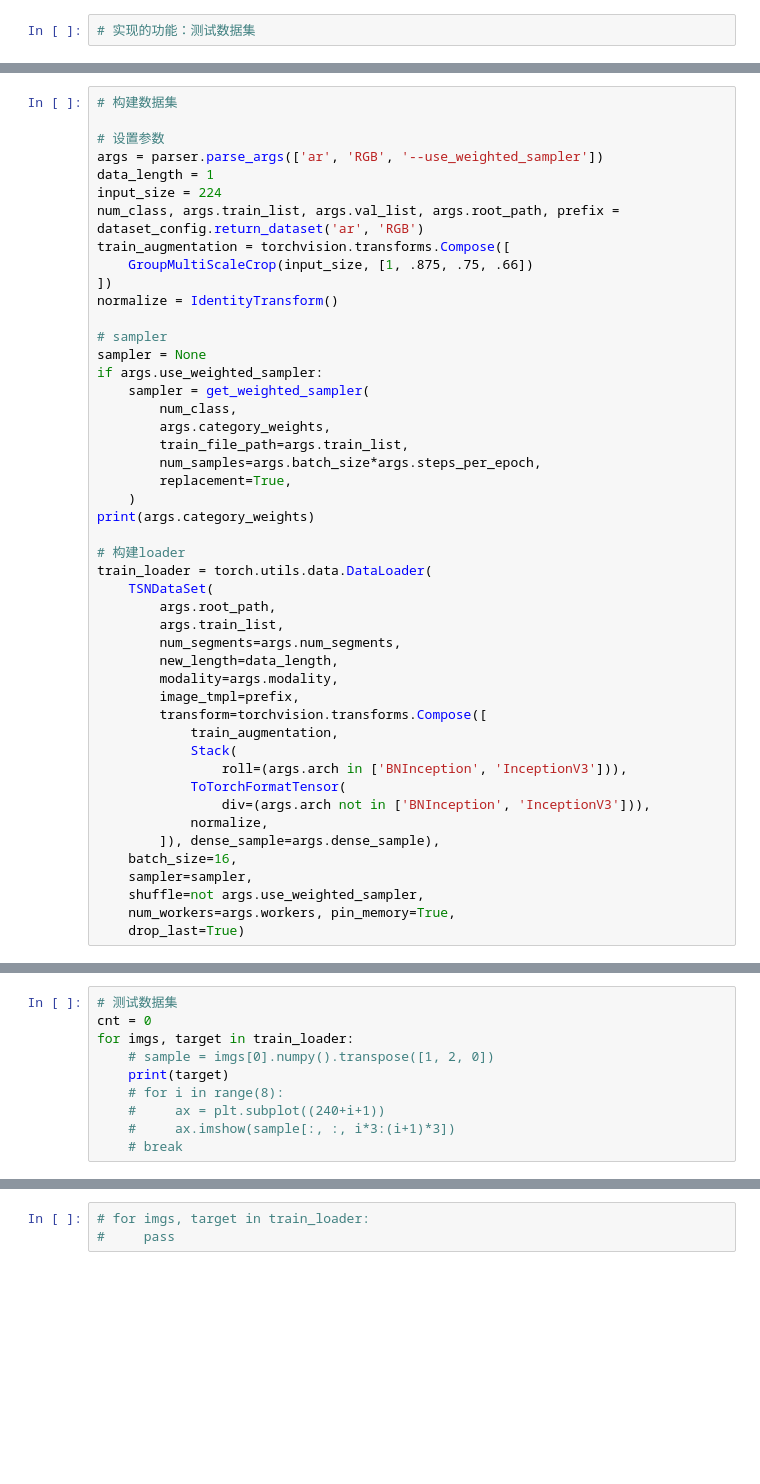
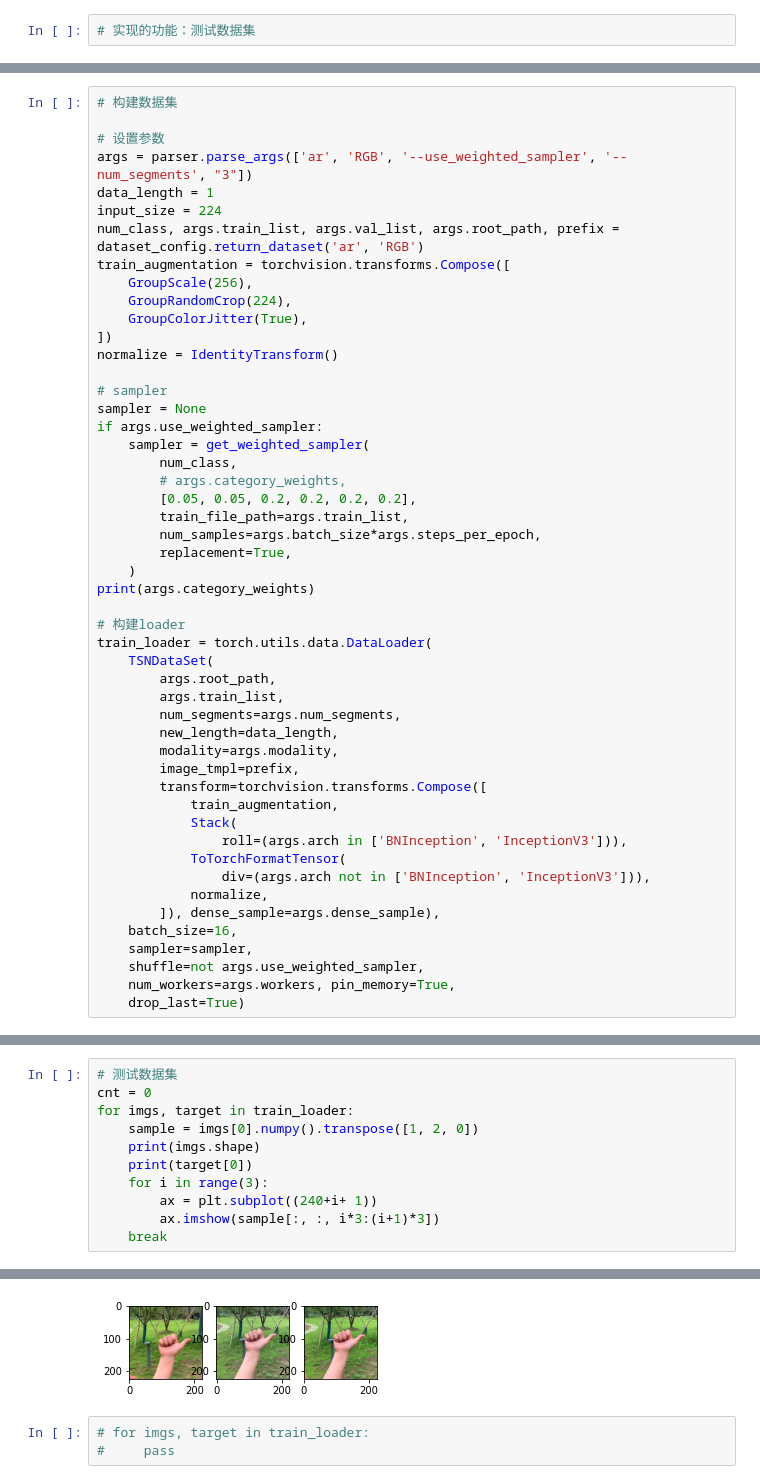
Before and after one commit to irvingzhang0512/temporal-shift-module, a Jupyter notebook: examples/example_dataset.ipynb, the cells around one changed output, grey strips where cells are left out. Saved outputs shown, nothing was run; the diff lists cells and outputs as text; blank space fills up the shorter version.

```diff
--- a/examples/example_dataset.ipynb
+++ b/examples/example_dataset.ipynb
@@ -14,12 +14,14 @@ from tsm.dataset.transforms import GroupMultiScaleCrop, IdentityTransform, Stack
 # 构建数据集
 
 # 设置参数
-args = parser.parse_args(['ar', 'RGB', '--use_weighted_sampler'])
+args = parser.parse_args(['ar', 'RGB', '--use_weighted_sampler', '--num_segments', "3"])
 data_length = 1
 input_size = 224
 num_class, args.train_list, args.val_list, args.root_path, prefix = dataset_config.return_dataset('ar', 'RGB')
 train_augmentation = torchvision.transforms.Compose([
-    GroupMultiScaleCrop(input_size, [1, .875, .75, .66])
+    GroupScale(256),
+    GroupRandomCrop(224),
+    GroupColorJitter(True),
 ])
 normalize = IdentityTransform()
 
@@ -28,7 +30,8 @@ sampler = None
 if args.use_weighted_sampler:
     sampler = get_weighted_sampler(
         num_class,
-        args.category_weights,
+        # args.category_weights,
+        [0.05, 0.05, 0.2, 0.2, 0.2, 0.2],
         train_file_path=args.train_list,
         num_samples=args.batch_size*args.steps_per_epoch,
         replacement=True,
@@ -61,9 +68,11 @@ train_loader = torch.utils.data.DataLoader(
 # 测试数据集
 cnt = 0
 for imgs, target in train_loader:
-    # sample = imgs[0].numpy().transpose([1, 2, 0])
-    print(target)
-    # for i in range(8):
-    #     ax = plt.subplot((240+i+1))
-    #     ax.imshow(sample[:, :, i*3:(i+1)*3])
-    # break
+    sample = imgs[0].numpy().transpose([1, 2, 0])
+    print(imgs.shape)
+    print(target[0])
+    for i in range(3):
+        ax = plt.subplot((240+i+ 1))
+        ax.imshow(sample[:, :, i*3:(i+1)*3])
+    break
+# %% [output]
@@ -70,3 +81,4 @@ for imgs, target in train_loader:
+[figure, added]
 # %%
 # for imgs, target in train_loader:
 #     pass
```
Also changed, not shown: parts of 3 cells of this notebook, 4 other files.
